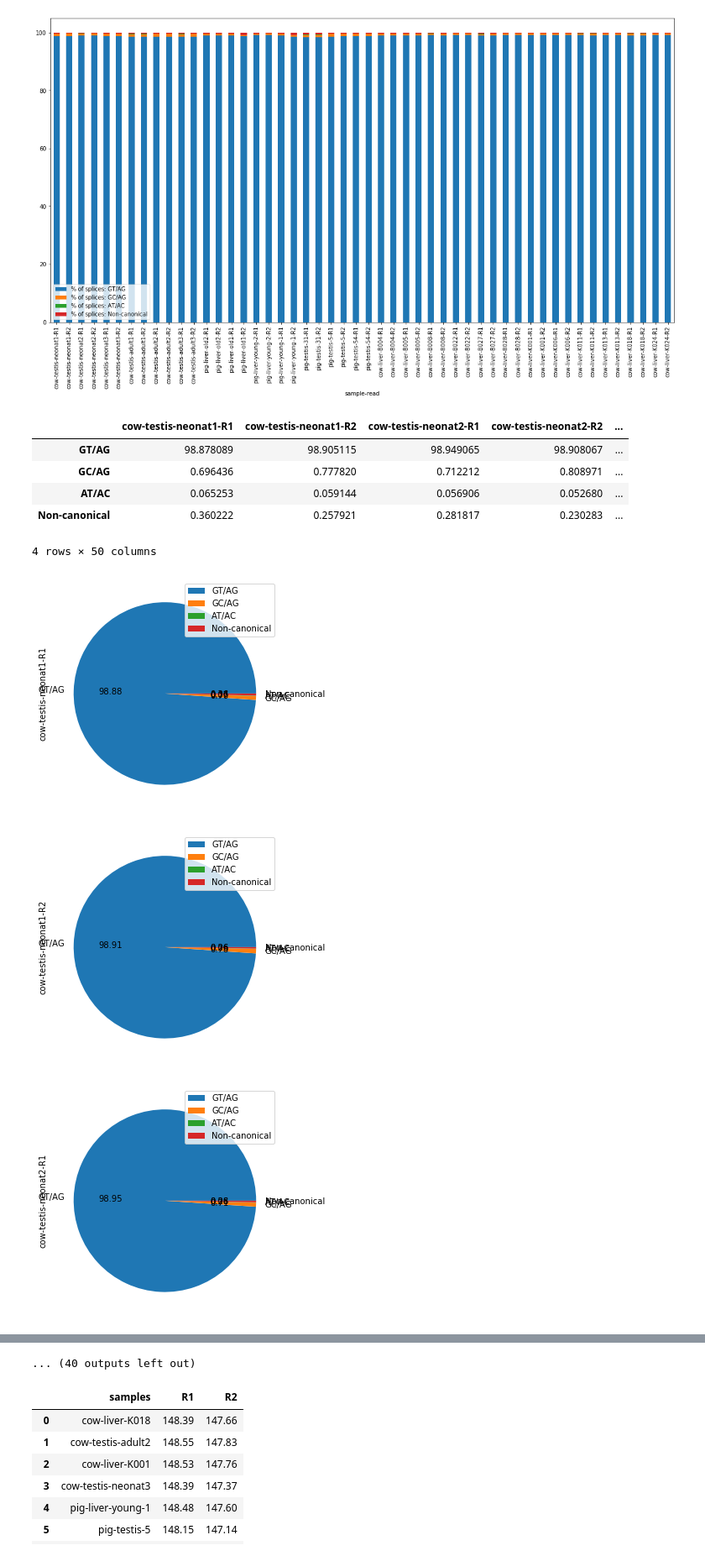
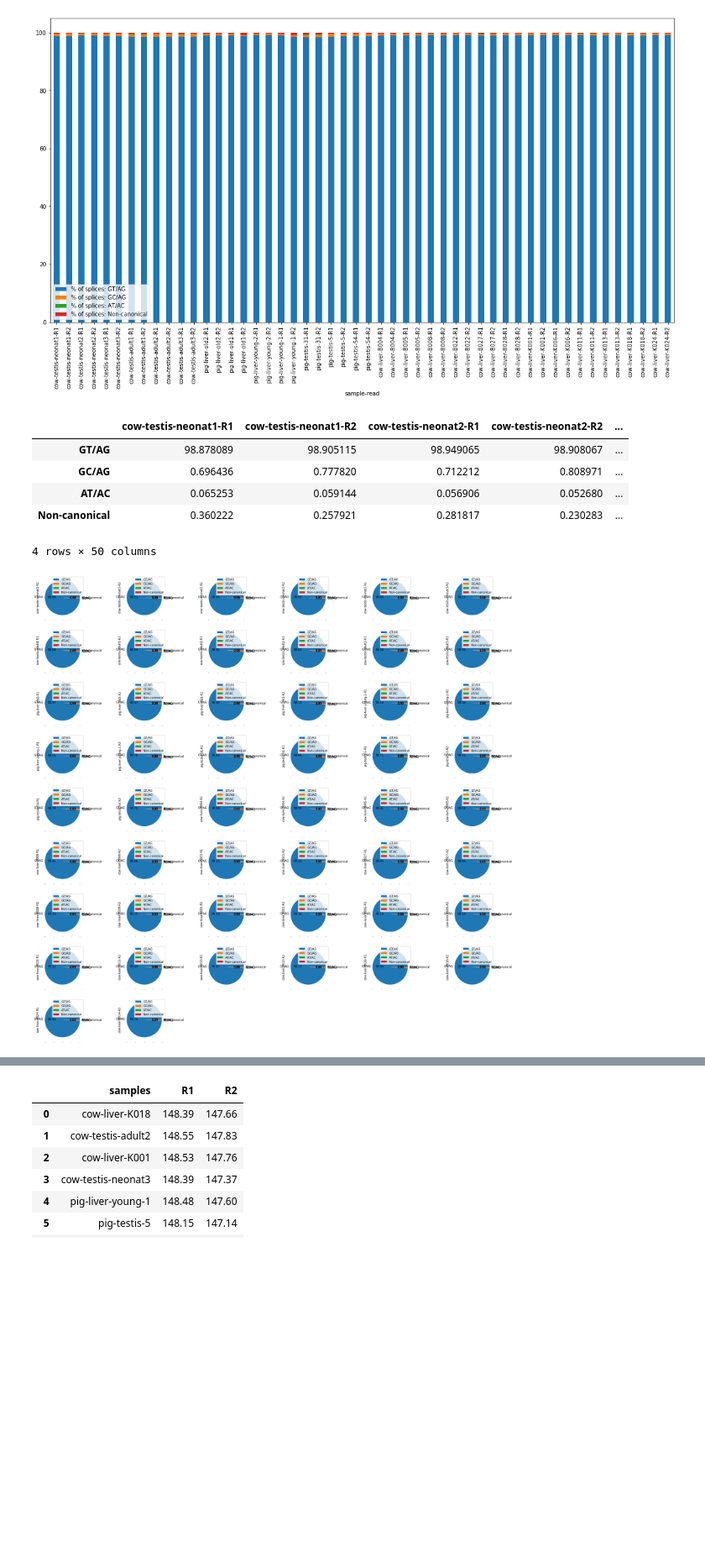
Before and after one commit to GenEpi-GenPhySE/circDetector, a Jupyter notebook: scripts/stats_mapping.ipynb, the cells around one changed output, grey strips where cells are left out. Shown at 84% size. Cells and saved outputs as stored; diff of their text form; code cells hidden in the pictures; blank space fills up the shorter version.

```diff
--- a/scripts/stats_mapping.ipynb
+++ b/scripts/stats_mapping.ipynb
@@ -248,27 +238,24 @@ df5.plot.bar(x='sample-read', stacked=True, figsize=(20,10))
 # %%
 # IV. Percentage of canonical and non-canonical splices (PIE):
 
 p_splice_GT_AG = df3["% of splices: GT/AG"].to_list()
 p_splice_GC_AG = df3["% of splices: GC/AG"].to_list()
 p_splice_AT_AC = df3["% of splices: AT/AC"].to_list()
 p_non_canonical = df3["% of splices: Non-canonical"].to_list()
 index = df3["sample"]
 
 d = df3.set_index('sample-read')[['% of splices: GT/AG','% of splices: GC/AG',
                              '% of splices: AT/AC', '% of splices: Non-canonical']].T.to_dict('list')
 df6 = pd.DataFrame(d, index=['GT/AG', 'GC/AG', 'AT/AC', 'Non-canonical'])
 display(df6)
 
 # Pie:
-for key, value in d.items():
-    plot = df6.plot.pie(y=key, autopct='%.2f', figsize=(5, 5))
+plot = df6.plot.pie(subplots=True, autopct='%.2f', figsize=(30, 30), layout=(9,6))
 # %% [output]
 |  | cow-testis-neonat1-R1 | cow-testis-neonat1-R2 | cow-testis-neonat2-R1 | cow-testis-neonat2-R2 | ... |
 | GT/AG | 98.878089 | 98.905115 | 98.949065 | 98.908067 | ... |
 | GC/AG | 0.696436 | 0.777820 | 0.712212 | 0.808971 | ... |
 | AT/AC | 0.065253 | 0.059144 | 0.056906 | 0.052680 | ... |
 | Non-canonical | 0.360222 | 0.257921 | 0.281817 | 0.230283 | ... |
 4 rows × 50 columns
-[figure, old version]
+[figure, new version]
-[figure, removed]
-[figure, removed]
@@ -282,4 +262,3 @@ for key, value in d.items():
-... (40 outputs left out)
 # %%
 # V. Read size per individual:
 
```
Also changed, not shown: parts of 3 cells of this notebook.
